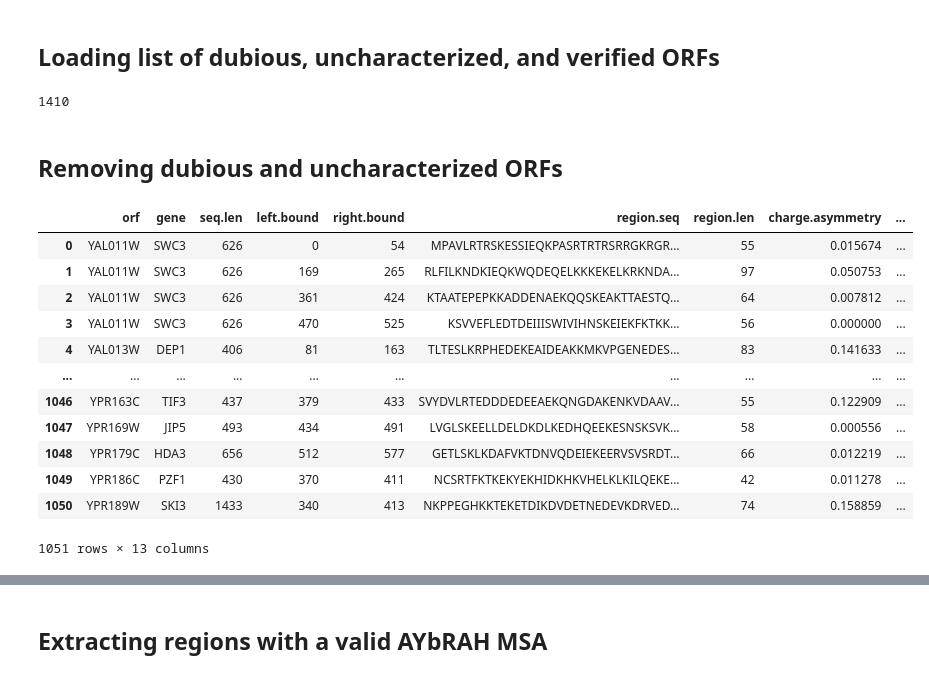
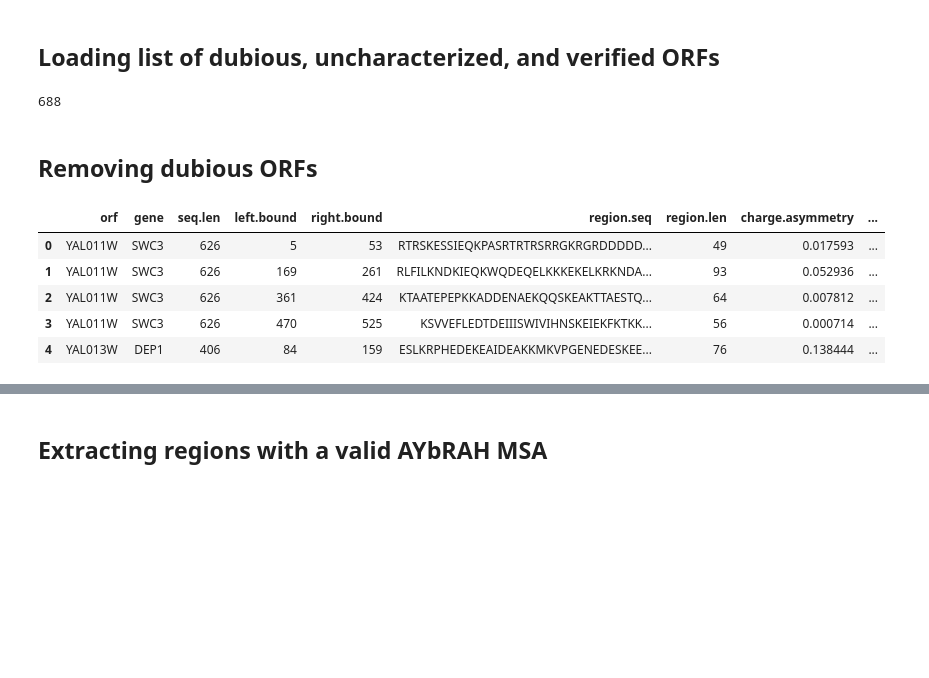
Before and after one commit to rosalindpan/hcrpaper, a Jupyter notebook: code/processing/msa_cleanup.ipynb, the cells around one changed output, grey strips where cells are left out. Saved outputs shown, nothing was run; the diff lists cells and outputs as text; code cells hidden in the pictures; blank space fills up the shorter version.

```diff
--- a/code/processing/msa_cleanup.ipynb
+++ b/code/processing/msa_cleanup.ipynb
@@ -28,24 +16,17 @@ bad_orfs = dubious_orfs + unchar_orfs
 # %%
-len(bad_orfs)
+len(dubious_orfs)
 # %% [output]
-1410
+688
 # %% [markdown]
-## Removing dubious and uncharacterized ORFs
+## Removing dubious ORFs
 # %%
-df = pd.read_csv('../../data/charged_regions/cr_raw.csv', comment='#')
+df = pd.read_csv('../../data/charged_regions/cr_trimmed_raw.csv', comment='#')
 # %%
-df
+df.head()
 # %% [output]
 |  | orf | gene | seq.len | left.bound | right.bound | region.seq | region.len | charge.asymmetry | ... |
-| 0 | YAL011W | SWC3 | 626 | 0 | 54 | MPAVLRTRSKESSIEQKPASRTRTRSRRGKRGR... | 55 | 0.015674 | ... |
-| 1 | YAL011W | SWC3 | 626 | 169 | 265 | RLFILKNDKIEQKWQDEQELKKKEKELKRKNDA... | 97 | 0.050753 | ... |
+| 0 | YAL011W | SWC3 | 626 | 5 | 53 | RTRSKESSIEQKPASRTRTRSRRGKRGRDDDDD... | 49 | 0.017593 | ... |
+| 1 | YAL011W | SWC3 | 626 | 169 | 261 | RLFILKNDKIEQKWQDEQELKKKEKELKRKNDA... | 93 | 0.052936 | ... |
 | 2 | YAL011W | SWC3 | 626 | 361 | 424 | KTAATEPEPKKADDENAEKQQSKEAKTTAESTQ... | 64 | 0.007812 | ... |
-| 3 | YAL011W | SWC3 | 626 | 470 | 525 | KSVVEFLEDTDEIIISWIVIHNSKEIEKFKTKK... | 56 | 0.000000 | ... |
-| 4 | YAL013W | DEP1 | 406 | 81 | 163 | TLTESLKRPHEDEKEAIDEAKKMKVPGENEDES... | 83 | 0.141633 | ... |
-| ... | ... | ... | ... | ... | ... | ... | ... | ... | ... |
-| 1046 | YPR163C | TIF3 | 437 | 379 | 433 | SVYDVLRTEDDDEDEEAEKQNGDAKENKVDAAV... | 55 | 0.122909 | ... |
-| 1047 | YPR169W | JIP5 | 493 | 434 | 491 | LVGLSKEELLDELDKDLKEDHQEEKESNSKSVK... | 58 | 0.000556 | ... |
-| 1048 | YPR179C | HDA3 | 656 | 512 | 577 | GETLSKLKDAFVKTDNVQDEIEKEERVSVSRDT... | 66 | 0.012219 | ... |
-| 1049 | YPR186C | PZF1 | 430 | 370 | 411 | NCSRTFKTKEKYEKHIDKHKVHELKLKILQEKE... | 42 | 0.011278 | ... |
-| 1050 | YPR189W | SKI3 | 1433 | 340 | 413 | NKPPEGHKKTEKETDIKDVDETNEDEVKDRVED... | 74 | 0.158859 | ... |
+| 3 | YAL011W | SWC3 | 626 | 470 | 525 | KSVVEFLEDTDEIIISWIVIHNSKEIEKFKTKK... | 56 | 0.000714 | ... |
+| 4 | YAL013W | DEP1 | 406 | 84 | 159 | ESLKRPHEDEKEAIDEAKKMKVPGENEDESKEE... | 76 | 0.138444 | ... |
-1051 rows × 13 columns
```
Also changed, not shown: parts of 16 cells of this notebook, 31 other files.
